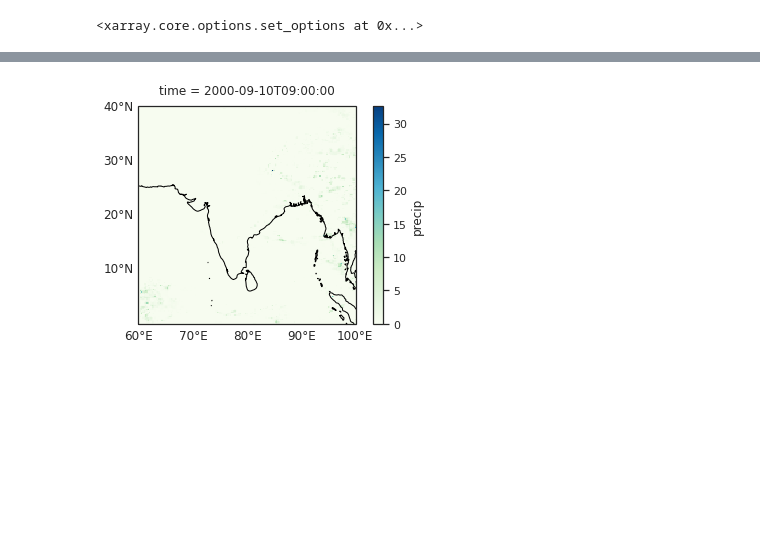
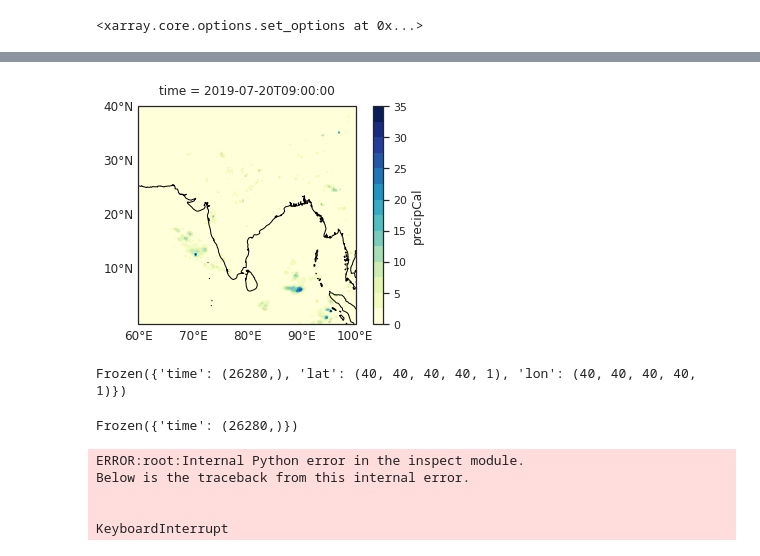
Before and after one commit to adisen99/msc_project, a Jupyter notebook: test.ipynb, the cells around one changed output, grey strips where cells are left out. Drawn from its saved outputs; the diff is of its cells as text; code cells hidden in the pictures; blank space fills up the shorter version.

```diff
--- a/test.ipynb
+++ b/test.ipynb
@@ -25,5 +25,5 @@ sns.set_theme(style="ticks")
 # %%
 # Colormap selection
-xr.set_options(cmap_divergent='RdBu_r', cmap_sequential='GnBu')
+xr.set_options(cmap_divergent='RdBu_r', cmap_sequential='YlGnBu')
 # %% [output]
 <xarray.core.options.set_options at 0x...>
@@ -284,2 +195,2 @@ distributed.nanny - WARNING - Worker process still alive after 3 seconds, killin
 # %%
-test = xr.open_dataset('./data/GPM_lowres_data/gpm_2000_new.nc', na)
+ds_comb = xr.open_dataset('./data/combined/ds_comb.nc')
@@ -299,12 +197,12 @@ test = test.rename_vars({'__xarray_dataarray_variable__':'precip'})
 # %%
 ax = plt.axes(projection=ccrs.PlateCarree())
 ax.set_extent([59.9, 100.1, -0.1, 40.1], crs=ccrs.PlateCarree())
-test.precip.sel(time = "2000-09-10 09:00:00").plot(ax = ax)
+ds_comb.precipCal.sel(time="2019-07-20 09:00:00").plot.contourf(ax = ax, extend='neither', levels=15)
 ax.coastlines()
 gridliner = ax.gridlines(crs=ccrs.PlateCarree(), draw_labels=True, linewidth=2, color='gray', alpha=0.1, linestyle='--')
 gridliner.top_labels = False
 gridliner.right_labels = False
 gridliner.ylines = False  # you need False
 gridliner.xlines = False  # you need False
 # %% [output]
-[figure, old version]
+[figure, new version]
@@ -312,0 +224,5 @@ client.close()
+# %%
+ds_comb_new.unify_chunks()
+ds_comb_new.chunks
+# %% [output]
+Frozen({'time': (26280,), 'lat': (40, 40, 40, 40, 1), 'lon': (40, 40, 40, 40, 1)})
@@ -312,0 +231,12 @@ client.close()
+# %%
+mum.chunks
+# %% [output]
+Frozen({'time': (26280,)})
+# %%
+binned_ds99 = binning.get_binned(mum.isel(time=slice(0,2000)), percentile_val=0.99, var = "t2m")
+# %% [output]
+ERROR:root:Internal Python error in the inspect module.
+Below is the traceback from this internal error.
+
+
+KeyboardInterrupt
```
Also changed, not shown: parts of 55 cells of this notebook, 1 other file.
